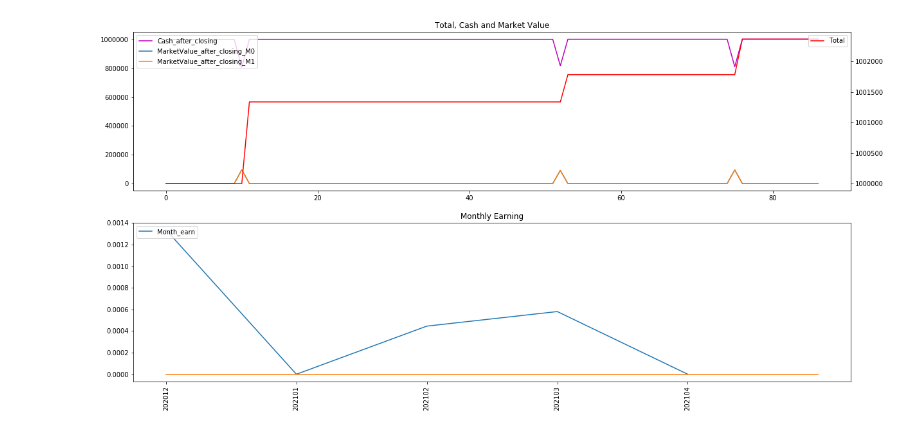
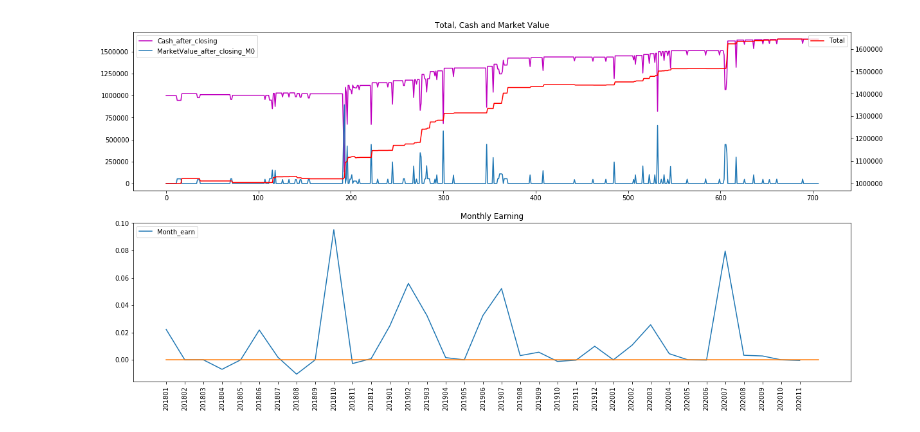
Before and after one commit to 1323767083/2020P3, a Jupyter notebook: Z_AT_M_ana.ipynb, the cells around one changed output. Saved outputs shown, nothing was run; the diff lists cells and outputs as text; code cells hidden in the pictures.

```diff
--- a/Z_AT_M_ana.ipynb
+++ b/Z_AT_M_ana.ipynb
@@ -10,5 +11,5 @@ List_Strategies_Config("p2")
-# %%
-a=ana_earning("p2","s1","eR2")
-# %% [output]
-[figure, removed]
+# %%
+a=ana_earning("p3","s2","eFS_300")
+# %% [output]
+[figure, added]
 # %%
```
Also changed, not shown: parts of 6 cells of this notebook, 28 other files.
